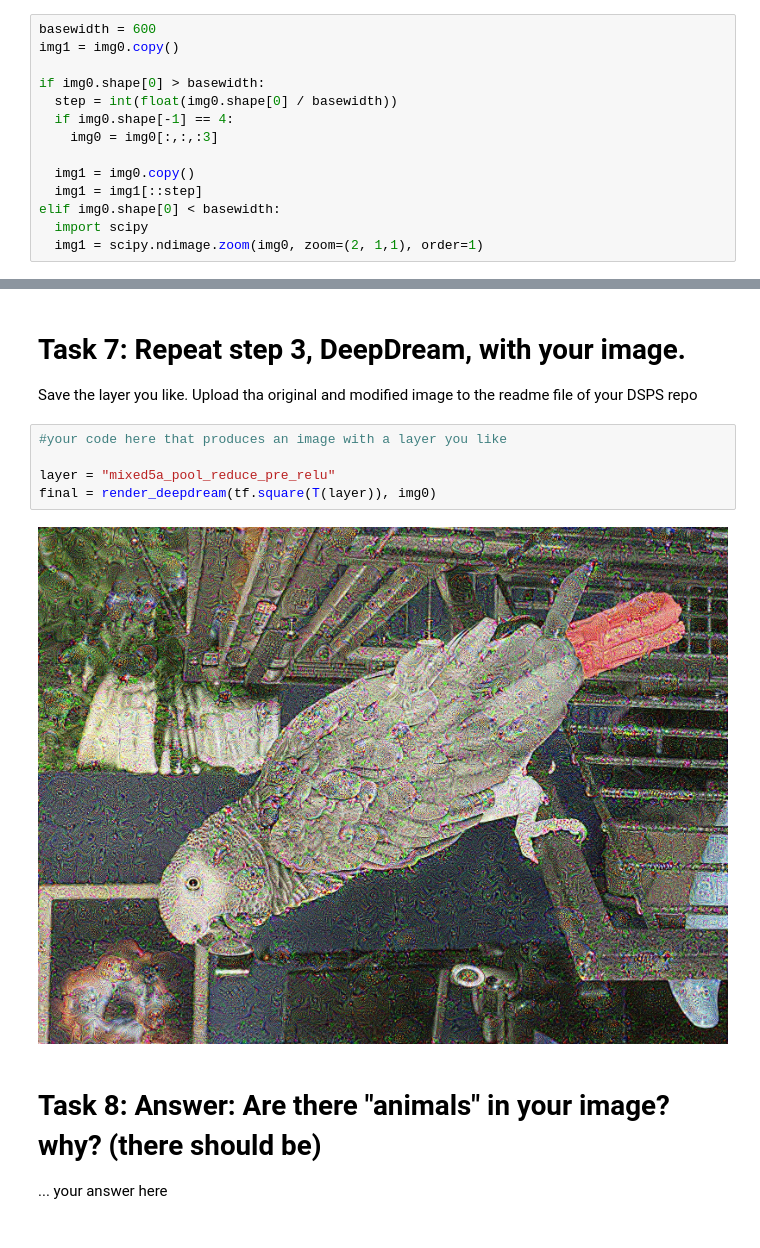
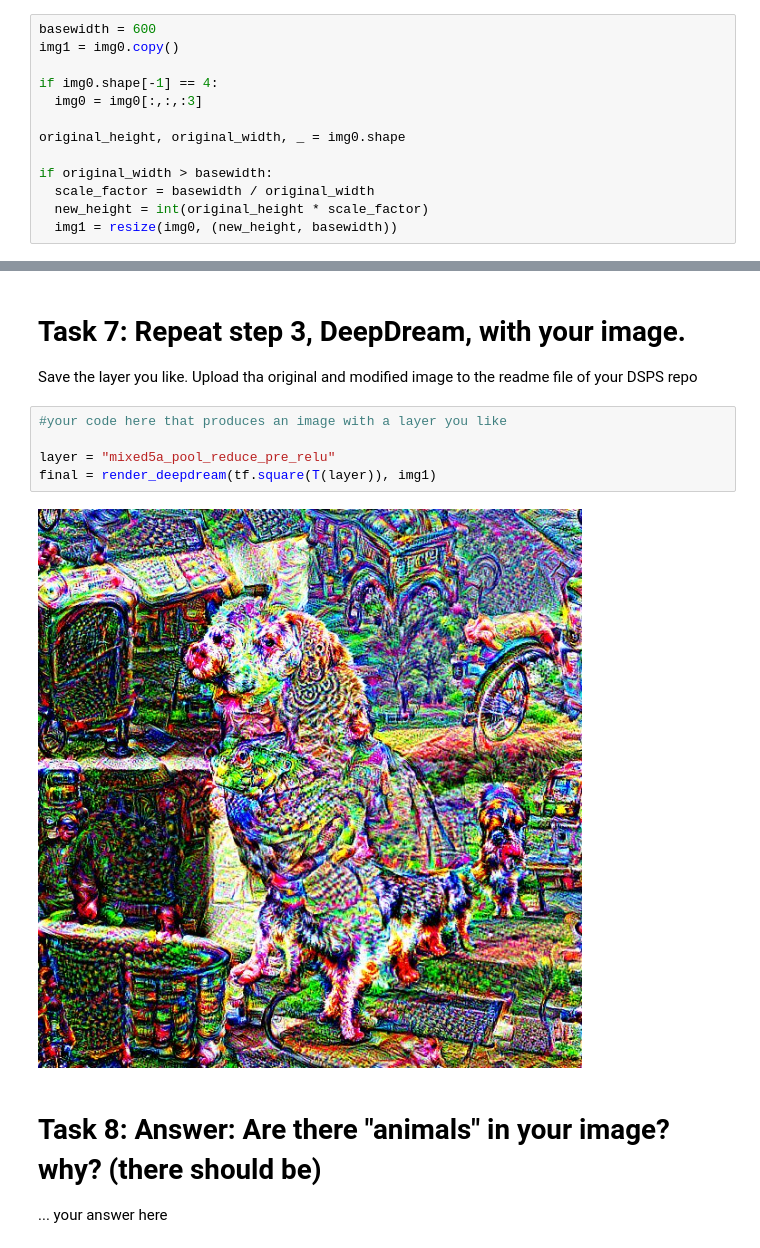
Before and after one commit to jarrodsb/DSPS_JBieber, a Jupyter notebook: HW10/Bieber_DSPS2025_deepdream.ipynb, the cells around one changed output, grey strips where cells are left out. Cells and saved outputs as stored; diff of their text form.

```diff
--- a/HW10/Bieber_DSPS2025_deepdream.ipynb
+++ b/HW10/Bieber_DSPS2025_deepdream.ipynb
@@ -244,17 +277,16 @@ img0.shape
-# %%
-basewidth = 600
-img1 = img0.copy()
-
-if img0.shape[0] > basewidth:
-  step = int(float(img0.shape[0] / basewidth))
-  if img0.shape[-1] == 4:
-    img0 = img0[:,:,:3]
-
-  img1 = img0.copy()
-  img1 = img1[::step]
-elif img0.shape[0] < basewidth:
-  import scipy
-  img1 = scipy.ndimage.zoom(img0, zoom=(2, 1,1), order=1)
+# %%
+basewidth = 600
+img1 = img0.copy()
+
+if img0.shape[-1] == 4:
+  img0 = img0[:,:,:3]
+
+original_height, original_width, _ = img0.shape
+
+if original_width > basewidth:
+  scale_factor = basewidth / original_width
+  new_height = int(original_height * scale_factor)
+  img1 = resize(img0, (new_height, basewidth))
 # %%
 tf.io.decode_image(file_contents)
 # %% [output]
@@ -265,10 +301,10 @@ Save the layer you like. Upload tha original and modified image to the readme fi
 # %%
 #your code here that produces an image with a layer you like
 
 layer = "mixed5a_pool_reduce_pre_relu"
-final = render_deepdream(tf.square(T(layer)), img0)
+final = render_deepdream(tf.square(T(layer)), img1)
 # %% [output]
-[figure, old version]
+[figure, new version]
 # %% [markdown]
 # Task 8: Answer: Are there "animals" in your image? why? (there should be)
 ... your answer here
```
Also changed, not shown: parts of 14 cells of this notebook.
